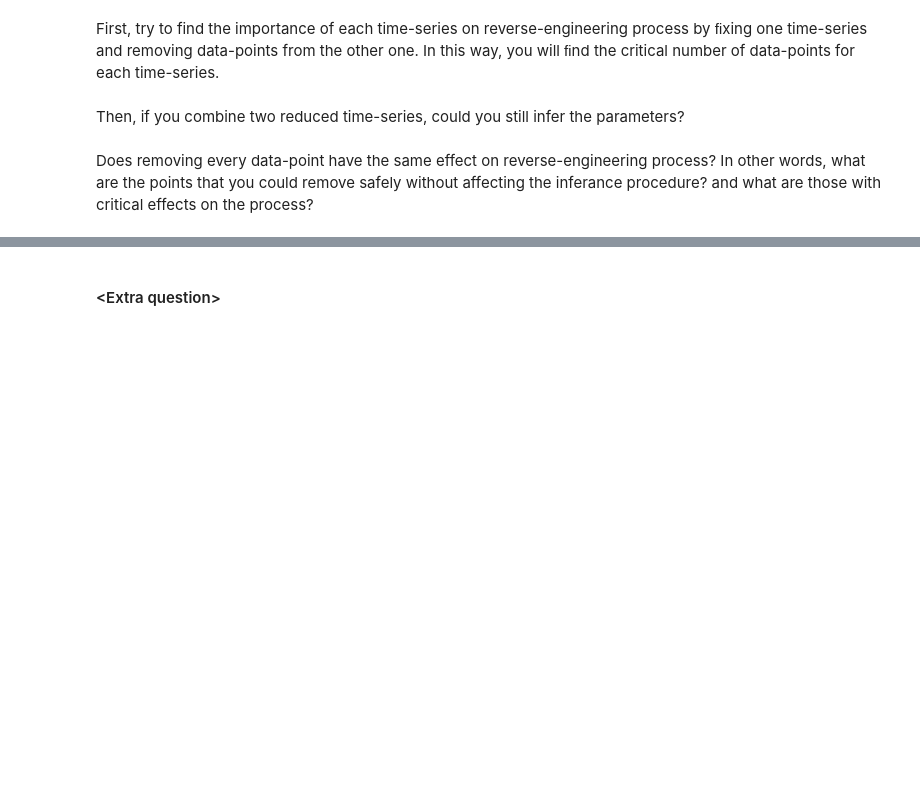
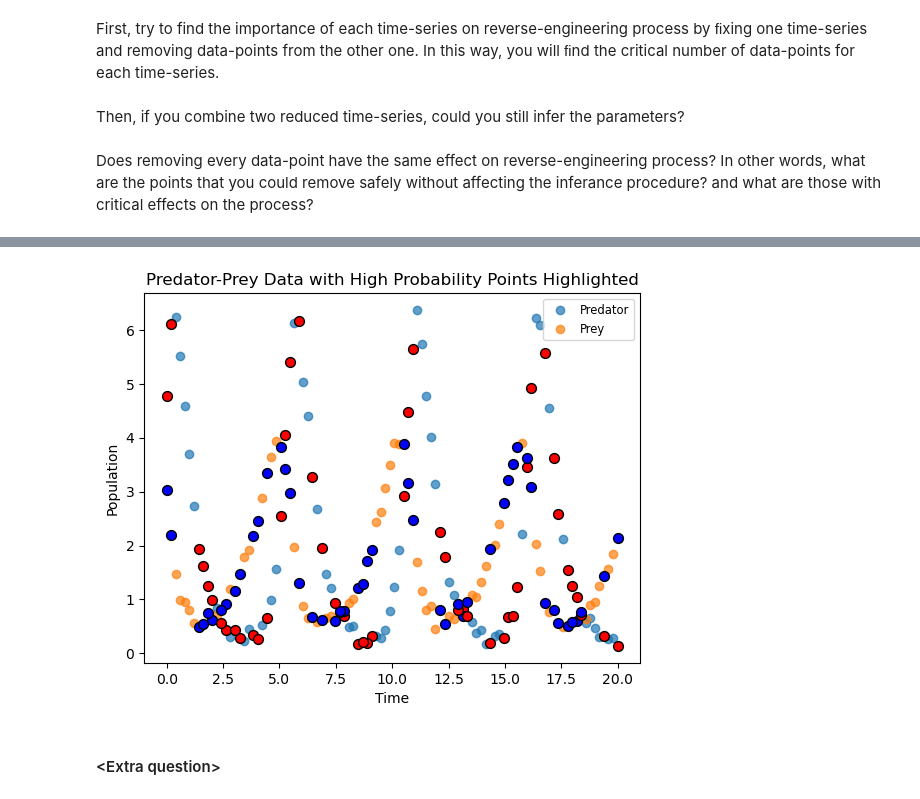
Before and after one commit to jonas4climate/ss-assignment-3, a Jupyter notebook: CalvinLaw_11306734_RaymondZhang_14865904_JonasSchaefer_14039982_3.ipynb, the cells around one changed output, grey strips where cells are left out. Cells and saved outputs as stored; diff of their text form; code cells hidden in the pictures; blank space fills up the shorter version.

Commit message:
Finalized code for point 3

```diff
--- a/CalvinLaw_11306734_RaymondZhang_14865904_JonasSchaefer_14039982_3.ipynb
+++ b/CalvinLaw_11306734_RaymondZhang_14865904_JonasSchaefer_14039982_3.ipynb
@@ -438,0 +461,16 @@ importance_df.head(20)
+# %%
+from collections import Counter
+import pandas as pd
+
+# Flatten the list of MSEs
+flat_mse_list = [item for sublist in mse_list for item in sublist]
+
+# Count the frequency of each data point
+data_point_frequencies = Counter([datapoint for datapoint, mse in flat_mse_list])
+total_entries = len(flat_mse_list)
+probability_distribution = {datapoint: freq / total_entries for datapoint, freq in data_point_frequencies.items()}
+
+# Create Dataframe
+probability_df = pd.DataFrame(list(probability_distribution.items()), columns=['Data Point', 'Probability'])
+
+probability_df.head()
@@ -439,20 +484,24 @@ importance_df.head(20)
 # %%
-n_highlight = 10
+# Number of points to highlight
+n_highlight = 50
 
-high_mse_indices = importance_df.head(n_highlight)['Data Point']
+# Get the top n points based on probability
+high_probability_indices = probability_df.sort_values(by='Probability', ascending=False).head(n_highlight)['Data Point']
 
 # Plot the original data
 plt.scatter(DATA['t'], DATA['x'], label='Predator', alpha=0.7)
 plt.scatter(DATA['t'], DATA['y'], label='Prey', alpha=0.7)
 
-# Highlight the points with highest MSE
-for idx in high_mse_indices:
-    plt.scatter(DATA.loc[idx, 't'], DATA.loc[idx, 'x'], color='red', edgecolor='black', s=50, label='High MSE Points (Predator)' if idx == high_mse_indices.iloc[0] else "")
-    plt.scatter(DATA.loc[idx, 't'], DATA.loc[idx, 'y'], color='blue', edgecolor='black', s=50, label='High MSE Points (Prey)' if idx == high_mse_indices.iloc[0] else "")
+# Highlight the points with highest probability
+for idx in high_probability_indices:
+    plt.scatter(DATA.loc[idx, 't'], DATA.loc[idx, 'x'], color='red', edgecolor='black', s=50 )
+    plt.scatter(DATA.loc[idx, 't'], DATA.loc[idx, 'y'], color='blue', edgecolor='black', s=50 )
 
 plt.xlabel('Time')
 plt.ylabel('Population')
-plt.title('Predator-Prey Data with High MSE Points Highlighted')
+plt.title('Predator-Prey Data with High Probability Points Highlighted')
 plt.legend(loc = "upper right", fontsize = 'small')
-plt.savefig('media/datapoint_removal_plot.png')
+plt.savefig('media/high_probability_points_plot.png')
 plt.show()
+# %% [output]
+[figure, added]
```
Also changed, not shown: parts of 4 cells of this notebook.
